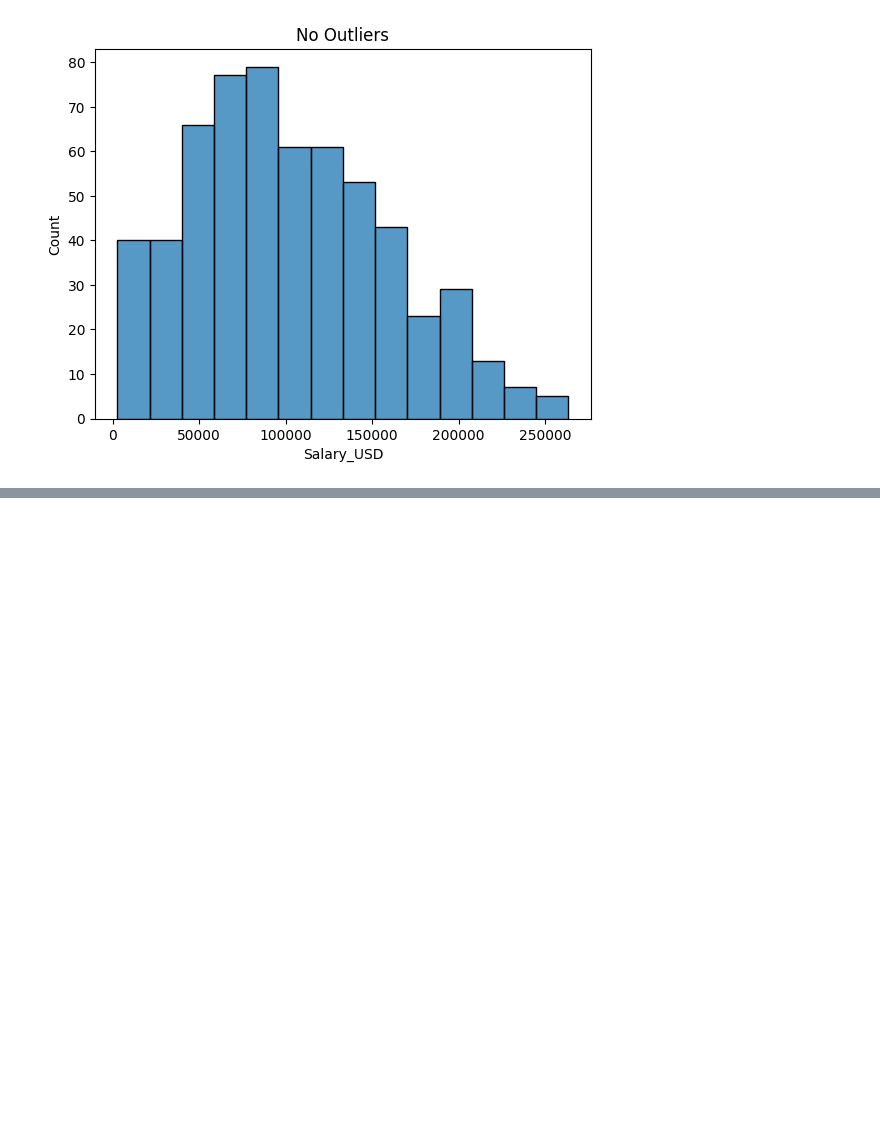
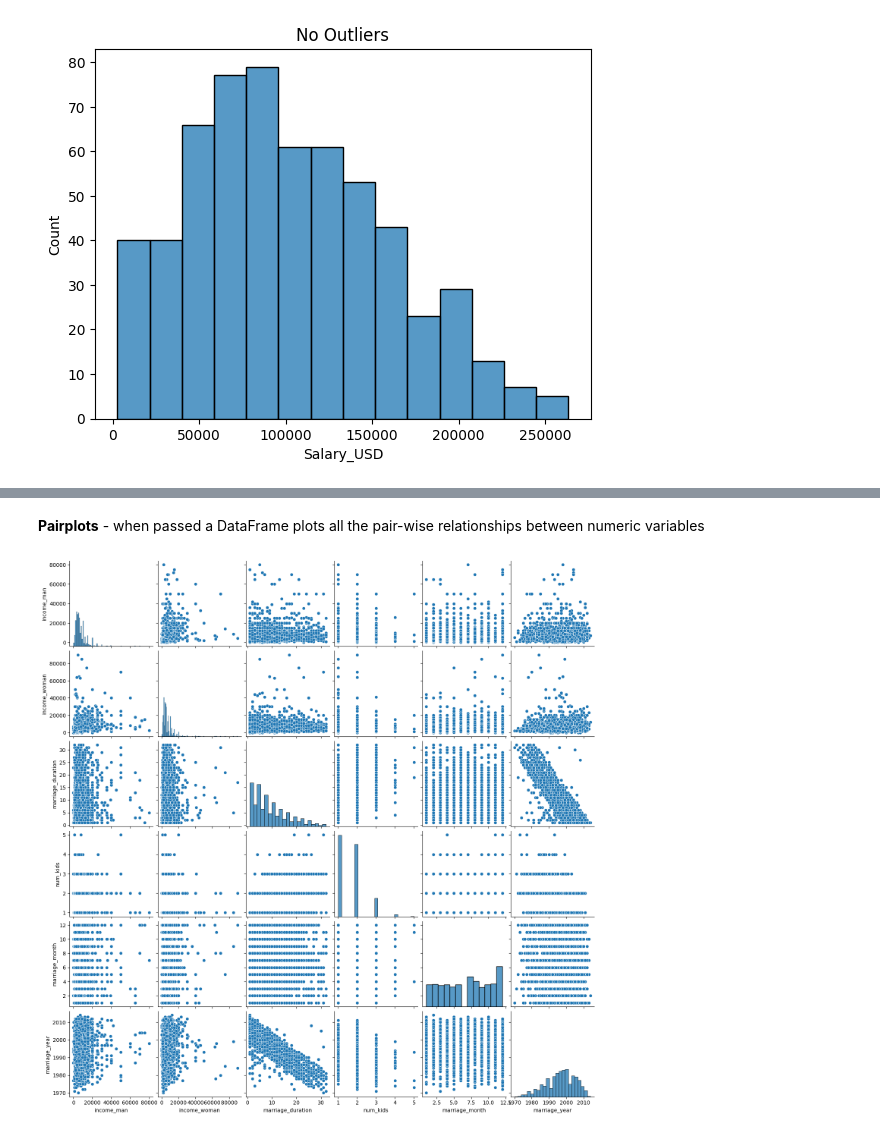
Before and after one commit to andrewch28/DataCamp, a Jupyter notebook: 10)EDA.ipynb, the cells around one changed output, grey strips where cells are left out. Cells and saved outputs as stored; diff of their text form; code cells hidden in the pictures; blank space fills up the shorter version.

```diff
--- a/10)EDA.ipynb
+++ b/10)EDA.ipynb
@@ -505,0 +615,7 @@ plt.show()
+# %% [markdown]
+**Pairplots** - when passed a DataFrame plots all the pair-wise relationships between numeric variables
+# %%
+sns.pairplot(data=divorce)
+plt.show()
+# %% [output]
+[figure, added]
```
Also changed, not shown: parts of 46 cells of this notebook, 1 other file.
